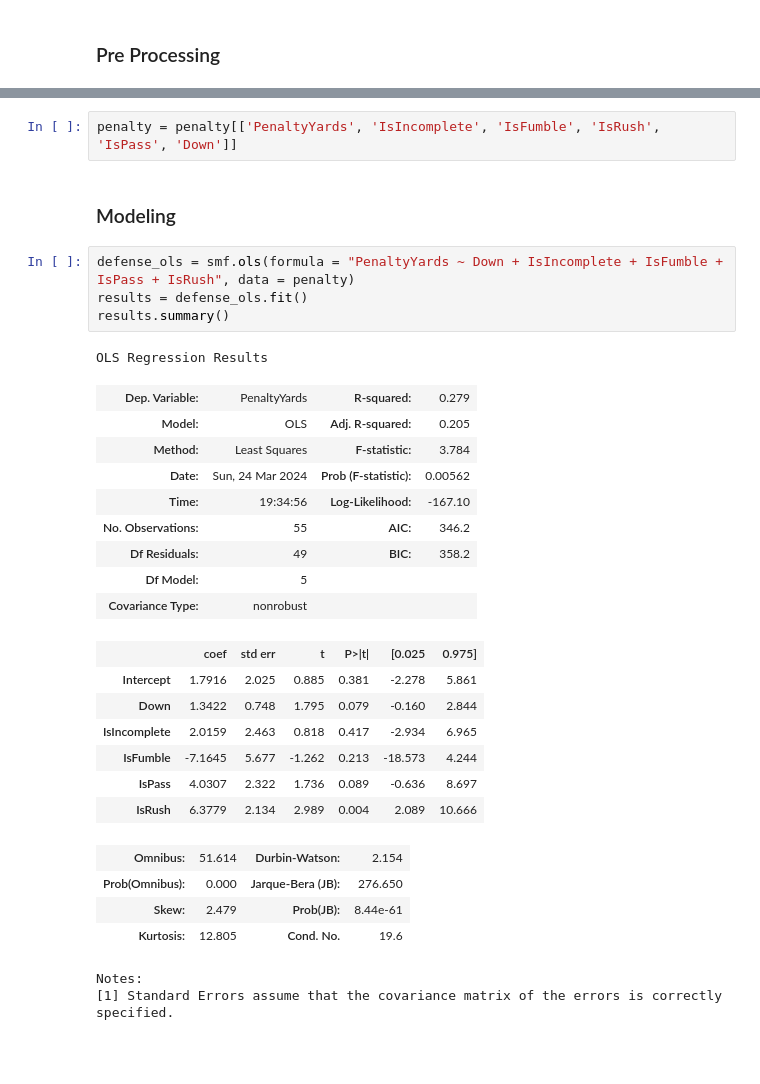
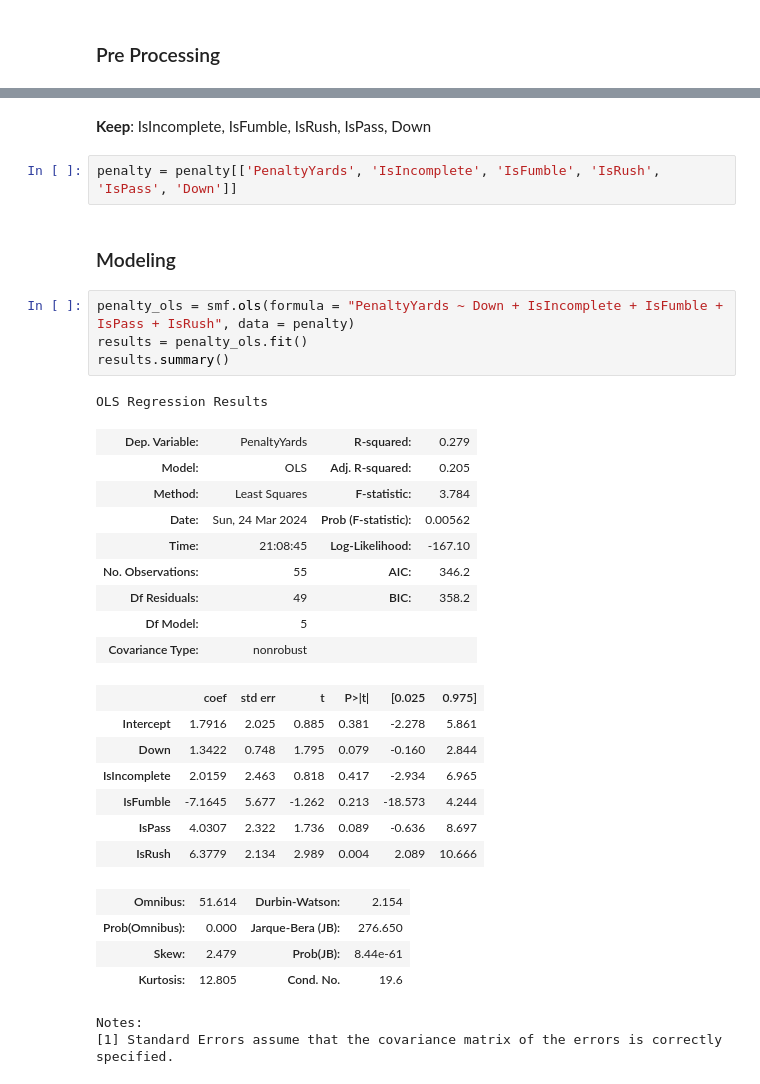
Before and after one commit to suzanneclk/MinnesotaYardage, a Jupyter notebook: Project 3 Minnesota Yardage.ipynb, the cells around one changed output, grey strips where cells are left out. Saved outputs shown, nothing was run; the diff lists cells and outputs as text; blank space fills up the shorter version.

```diff
--- a/Project 3 Minnesota Yardage.ipynb
+++ b/Project 3 Minnesota Yardage.ipynb
@@ -253,32 +251,34 @@ sns.heatmap(penalty.corr(),annot = True)
-# %%
-penalty = penalty[['PenaltyYards', 'IsIncomplete', 'IsFumble', 'IsRush', 'IsPass', 'Down']]
+# %% [markdown]
+**Keep**: IsIncomplete, IsFumble, IsRush, IsPass, Down
+# %%
+penalty = penalty[['PenaltyYards', 'IsIncomplete', 'IsFumble', 'IsRush', 'IsPass', 'Down']]
 # %% [markdown]
 ### Modeling
-# %%
-defense_ols = smf.ols(formula = "PenaltyYards ~ Down + IsIncomplete + IsFumble + IsPass + IsRush", data = penalty)
-results = defense_ols.fit()
-results.summary()
-# %% [output]
-OLS Regression Results
-| Dep. Variable: | PenaltyYards | R-squared: | 0.279 |
-| Model: | OLS | Adj. R-squared: | 0.205 |
-| Method: | Least Squares | F-statistic: | 3.784 |
-| Date: | Sun, 24 Mar 2024 | Prob (F-statistic): | 0.00562 |
-| Time: | 19:34:56 | Log-Likelihood: | -167.10 |
-| No. Observations: | 55 | AIC: | 346.2 |
-| Df Residuals: | 49 | BIC: | 358.2 |
-| Df Model: | 5 |  |  |
-| Covariance Type: | nonrobust |  |  |
-|  | coef | std err | t | P>|t| | [0.025 | 0.975] |
-| Intercept | 1.7916 | 2.025 | 0.885 | 0.381 | -2.278 | 5.861 |
-| Down | 1.3422 | 0.748 | 1.795 | 0.079 | -0.160 | 2.844 |
-| IsIncomplete | 2.0159 | 2.463 | 0.818 | 0.417 | -2.934 | 6.965 |
-| IsFumble | -7.1645 | 5.677 | -1.262 | 0.213 | -18.573 | 4.244 |
-| IsPass | 4.0307 | 2.322 | 1.736 | 0.089 | -0.636 | 8.697 |
-| IsRush | 6.3779 | 2.134 | 2.989 | 0.004 | 2.089 | 10.666 |
-| Omnibus: | 51.614 | Durbin-Watson: | 2.154 |
-| Prob(Omnibus): | 0.000 | Jarque-Bera (JB): | 276.650 |
-| Skew: | 2.479 | Prob(JB): | 8.44e-61 |
-| Kurtosis: | 12.805 | Cond. No. | 19.6 |
-Notes:
-[1] Standard Errors assume that the covariance matrix of the errors is correctly specified.
+# %%
+penalty_ols = smf.ols(formula = "PenaltyYards ~ Down + IsIncomplete + IsFumble + IsPass + IsRush", data = penalty)
+results = penalty_ols.fit()
+results.summary()
+# %% [output]
+OLS Regression Results
+| Dep. Variable: | PenaltyYards | R-squared: | 0.279 |
+| Model: | OLS | Adj. R-squared: | 0.205 |
+| Method: | Least Squares | F-statistic: | 3.784 |
+| Date: | Sun, 24 Mar 2024 | Prob (F-statistic): | 0.00562 |
+| Time: | 21:08:45 | Log-Likelihood: | -167.10 |
+| No. Observations: | 55 | AIC: | 346.2 |
+| Df Residuals: | 49 | BIC: | 358.2 |
+| Df Model: | 5 |  |  |
+| Covariance Type: | nonrobust |  |  |
+|  | coef | std err | t | P>|t| | [0.025 | 0.975] |
+| Intercept | 1.7916 | 2.025 | 0.885 | 0.381 | -2.278 | 5.861 |
+| Down | 1.3422 | 0.748 | 1.795 | 0.079 | -0.160 | 2.844 |
+| IsIncomplete | 2.0159 | 2.463 | 0.818 | 0.417 | -2.934 | 6.965 |
+| IsFumble | -7.1645 | 5.677 | -1.262 | 0.213 | -18.573 | 4.244 |
+| IsPass | 4.0307 | 2.322 | 1.736 | 0.089 | -0.636 | 8.697 |
+| IsRush | 6.3779 | 2.134 | 2.989 | 0.004 | 2.089 | 10.666 |
+| Omnibus: | 51.614 | Durbin-Watson: | 2.154 |
+| Prob(Omnibus): | 0.000 | Jarque-Bera (JB): | 276.650 |
+| Skew: | 2.479 | Prob(JB): | 8.44e-61 |
+| Kurtosis: | 12.805 | Cond. No. | 19.6 |
+Notes:
+[1] Standard Errors assume that the covariance matrix of the errors is correctly specified.
```
Also changed, not shown: parts of 10 cells of this notebook.
